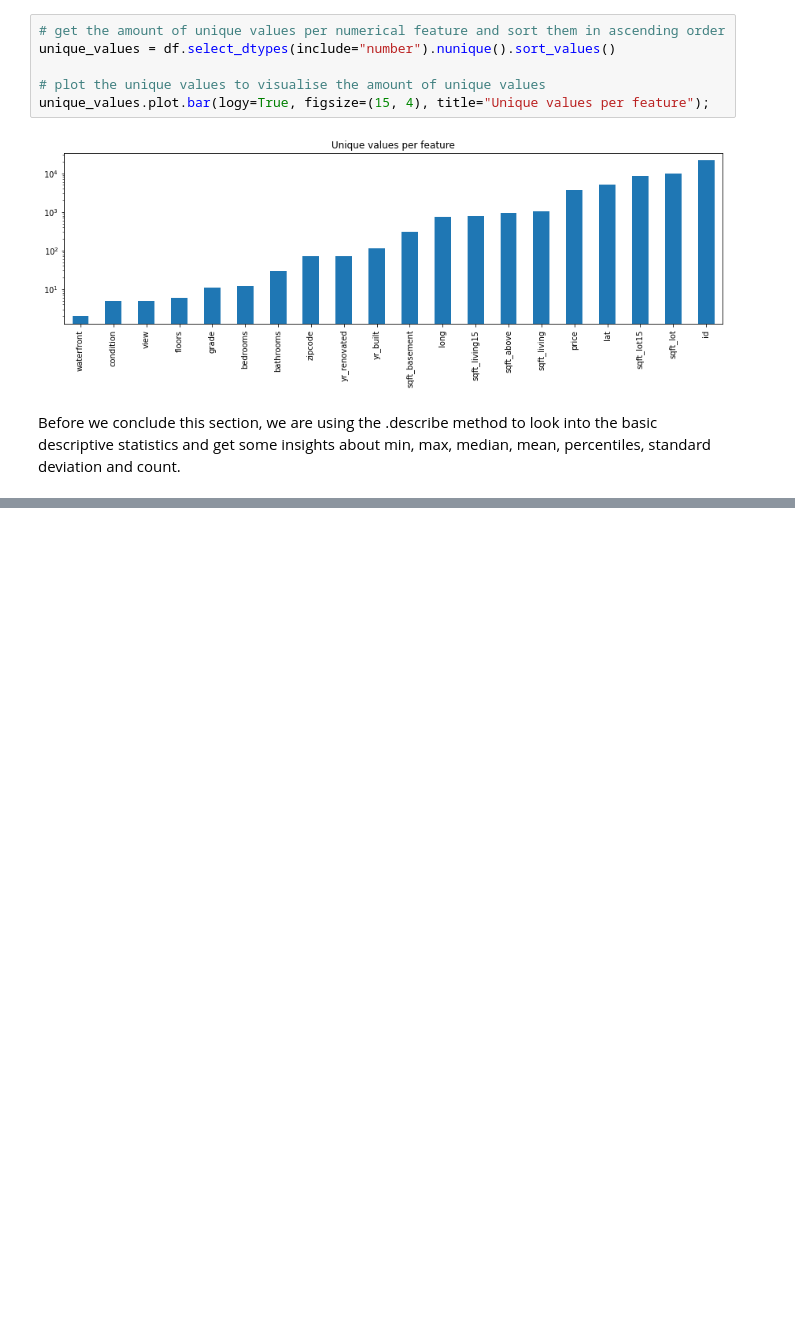
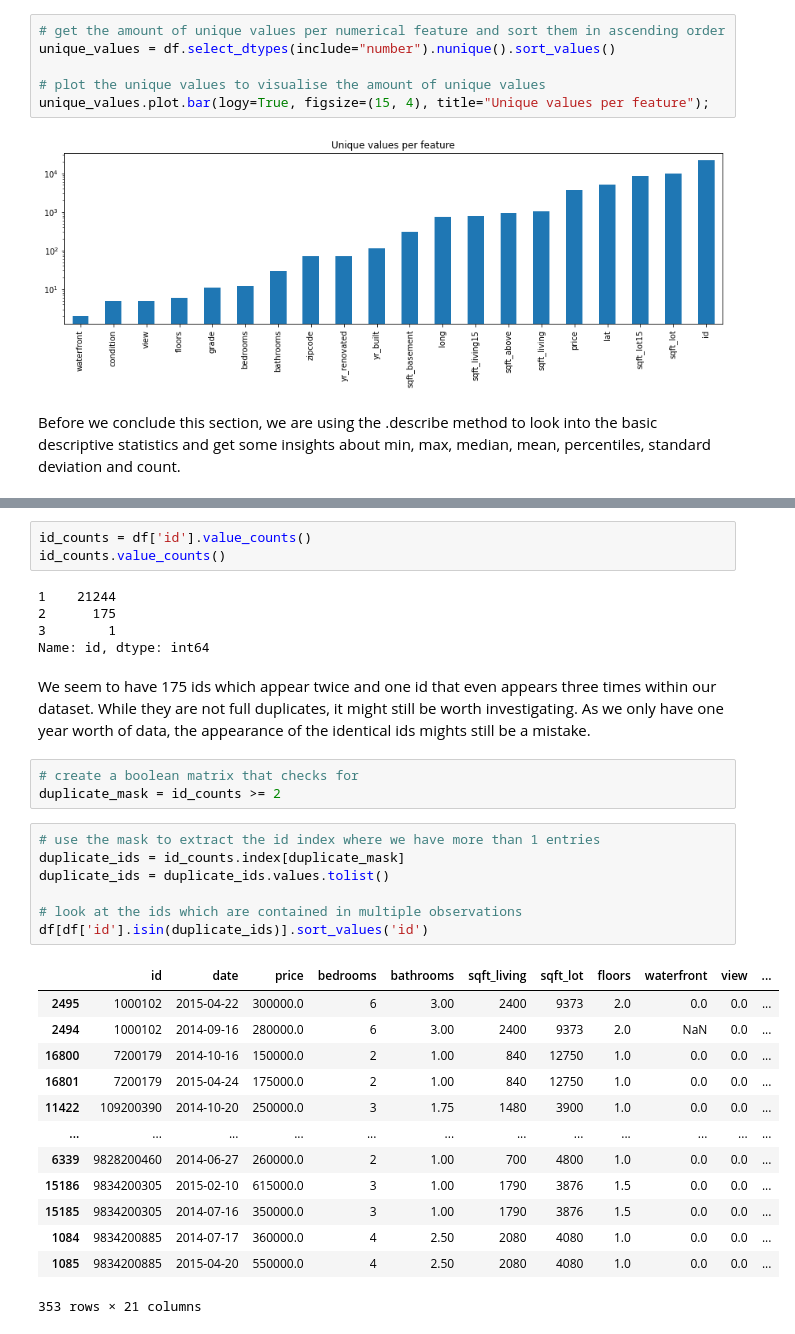
Before and after one commit to greenfirefly/ds-eda-project, a Jupyter notebook: EDA_advanced.ipynb, the cells around one changed output, grey strips where cells are left out. Saved outputs shown, nothing was run; the diff lists cells and outputs as text; blank space fills up the shorter version.

```diff
--- a/EDA_advanced.ipynb
+++ b/EDA_advanced.ipynb
@@ -185,0 +212,34 @@ df.describe(), df.info() are helpful methods to get a insight directly in the be
+# %%
+id_counts = df['id'].value_counts()
+id_counts.value_counts()
+# %% [output]
+1    21244
+2      175
+3        1
+Name: id, dtype: int64
+# %% [markdown]
+We seem to have 175 ids which appear twice and one id that even appears three times within our dataset. While they are not full duplicates, it might still be worth investigating. As we only have one year worth of data, the appearance of the identical ids mights still be a mistake.
+# %%
+# create a boolean matrix that checks for
+duplicate_mask = id_counts >= 2
+# %%
+# use the mask to extract the id index where we have more than 1 entries
+duplicate_ids = id_counts.index[duplicate_mask]
+duplicate_ids = duplicate_ids.values.tolist()
+
+# look at the ids which are contained in multiple observations
+df[df['id'].isin(duplicate_ids)].sort_values('id')
+# %% [output]
+|  | id | date | price | bedrooms | bathrooms | sqft_living | sqft_lot | floors | waterfront | view | ... |
+| 2495 | 1000102 | 2015-04-22 | 300000.0 | 6 | 3.00 | 2400 | 9373 | 2.0 | 0.0 | 0.0 | ... |
+| 2494 | 1000102 | 2014-09-16 | 280000.0 | 6 | 3.00 | 2400 | 9373 | 2.0 | NaN | 0.0 | ... |
+| 16800 | 7200179 | 2014-10-16 | 150000.0 | 2 | 1.00 | 840 | 12750 | 1.0 | 0.0 | 0.0 | ... |
+| 16801 | 7200179 | 2015-04-24 | 175000.0 | 2 | 1.00 | 840 | 12750 | 1.0 | 0.0 | 0.0 | ... |
+| 11422 | 109200390 | 2014-10-20 | 250000.0 | 3 | 1.75 | 1480 | 3900 | 1.0 | 0.0 | 0.0 | ... |
+| ... | ... | ... | ... | ... | ... | ... | ... | ... | ... | ... | ... |
+| 6339 | 9828200460 | 2014-06-27 | 260000.0 | 2 | 1.00 | 700 | 4800 | 1.0 | 0.0 | 0.0 | ... |
+| 15186 | 9834200305 | 2015-02-10 | 615000.0 | 3 | 1.00 | 1790 | 3876 | 1.5 | 0.0 | 0.0 | ... |
+| 15185 | 9834200305 | 2014-07-16 | 350000.0 | 3 | 1.00 | 1790 | 3876 | 1.5 | 0.0 | 0.0 | ... |
+| 1084 | 9834200885 | 2014-07-17 | 360000.0 | 4 | 2.50 | 2080 | 4080 | 1.0 | 0.0 | 0.0 | ... |
+| 1085 | 9834200885 | 2015-04-20 | 550000.0 | 4 | 2.50 | 2080 | 4080 | 1.0 | 0.0 | 0.0 | ... |
+353 rows × 21 columns
```
Also changed, not shown: parts of 17 cells of this notebook.
